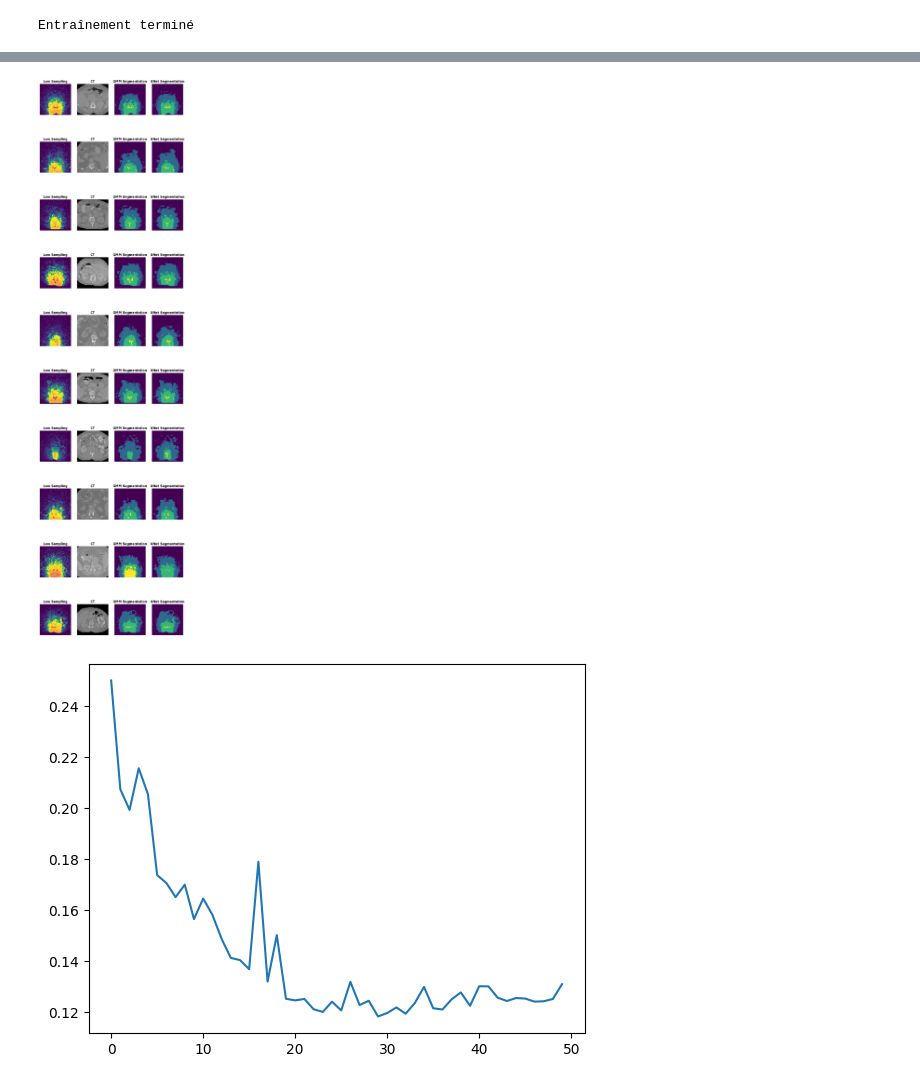
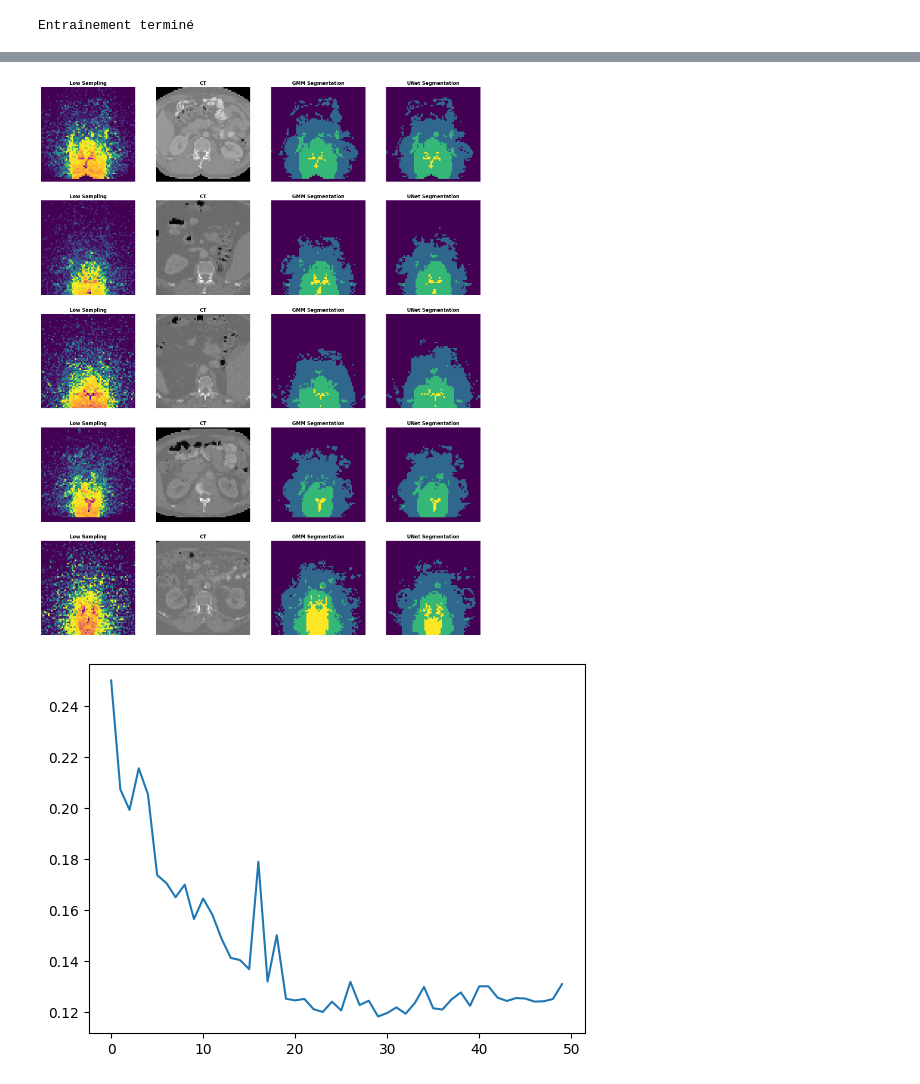
Before and after one commit to dreyze34/projet_S7_radio, a Jupyter notebook: Segmentation/model.ipynb, the cells around one changed output, grey strips where cells are left out. Drawn from its saved outputs; the diff is of its cells as text; code cells hidden in the pictures.

```diff
--- a/Segmentation/model.ipynb
+++ b/Segmentation/model.ipynb
@@ -32,5 +32,5 @@ from matplotlib.colors import ListedColormap
 loader = ThoraxDataLoader("./Data/Data_Medical/MCsimulations")
 LS_dataset = loader.load_all_samples("LS")
 CT_dataset = loader.load_all_samples("CT")
-y_dataset = np.load("Segmentation/segmentation.npy")
+y_dataset = np.load("Segmentation/outputs/outputs_gmm.npy")
 newcmp = loader.newcmp
@@ -312,14 +294,14 @@ device = torch.device("cuda" if torch.cuda.is_available() else "cpu")
 
 # Déplacez le modèle sur l'appareil approprié
 best_model = UNet()
-best_model.load_state_dict(torch.load("best_segm_model.pth"))
+best_model.load_state_dict(torch.load("Segmentation/models/best_segm_model.pth"))
 best_model.to(device)
 
 # Déplacez les données d'entrée sur le même appareil que le modèle
 x_test = x_test.to(device)
 
 # Effectuez la prédiction
-model.eval()
+best_model.eval()
 with torch.no_grad():
     y_pred = best_model(x_test).cpu()  # Revenir sur CPU si nécessaire pour l'évaluation
     y_pred = torch.argmax(y_pred, dim=1)
@@ -329,29 +326,29 @@ y_test2 = y_test.cpu().squeeze(1).numpy()
 # %%
-fig, axes = plt.subplots(10, 4, figsize=(10, 10 * 4))
+fig, axes = plt.subplots(5, 4, figsize=(20, 25))
 
-for i in range(10):
+for i in range(5):
 
     rd_int = np.random.randint(0, len(y_pred))
 
     axes[i, 0].imshow(x_test[rd_int, 0].cpu().numpy(), cmap=newcmp)
     axes[i, 0].set_title('Low Sampling', fontweight='bold')
     axes[i, 0].axis('off')
 
     axes[i, 1].imshow(x_test[rd_int, 1].cpu().numpy(), cmap='gray')
     axes[i, 1].set_title('CT', fontweight='bold')
     axes[i, 1].axis('off')
 
     axes[i, 2].imshow(y_test2[rd_int], cmap='viridis')
     axes[i, 2].set_title('GMM Segmentation', fontweight='bold')
     axes[i, 2].axis('off')
 
     axes[i, 3].imshow(y_pred[rd_int], cmap='viridis')
     axes[i, 3].set_title('UNet Segmentation', fontweight='bold')
     axes[i, 3].axis('off')
 
 plt.show()
 # %% [output]
-[figure, old version]
+[figure, new version]
 # %%
 plt.plot([losses[i][0] for i in range(len(losses))], [losses[i][1] for i in range(len(losses))])
 plt.show()
```
Also changed, not shown: parts of 3 cells of this notebook, 7 other files.
